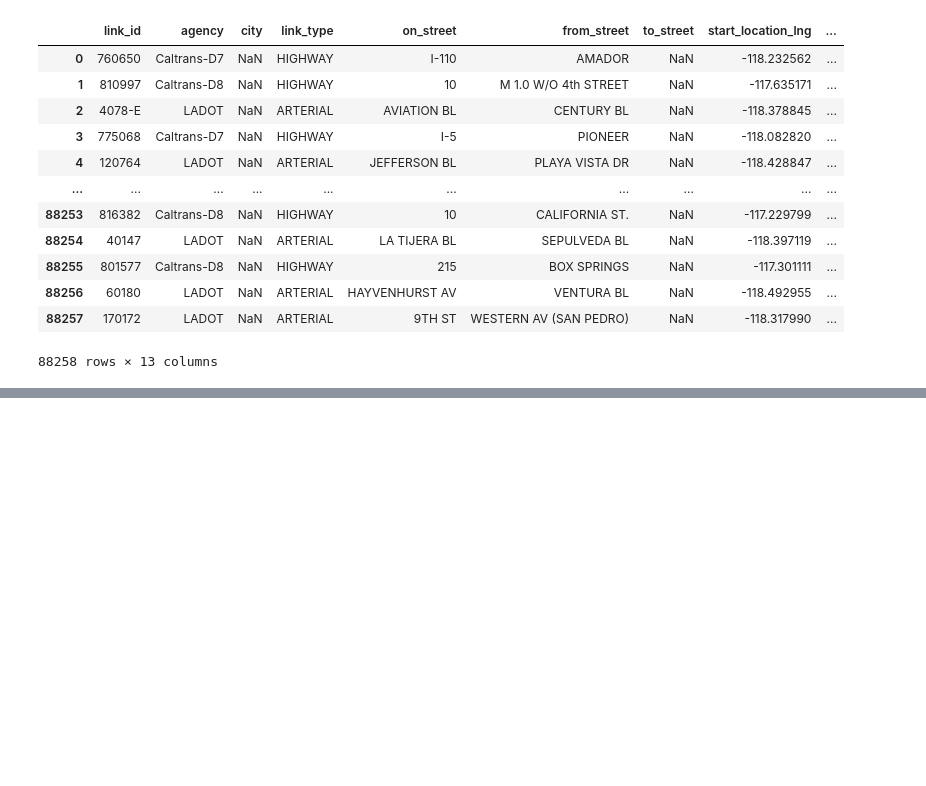
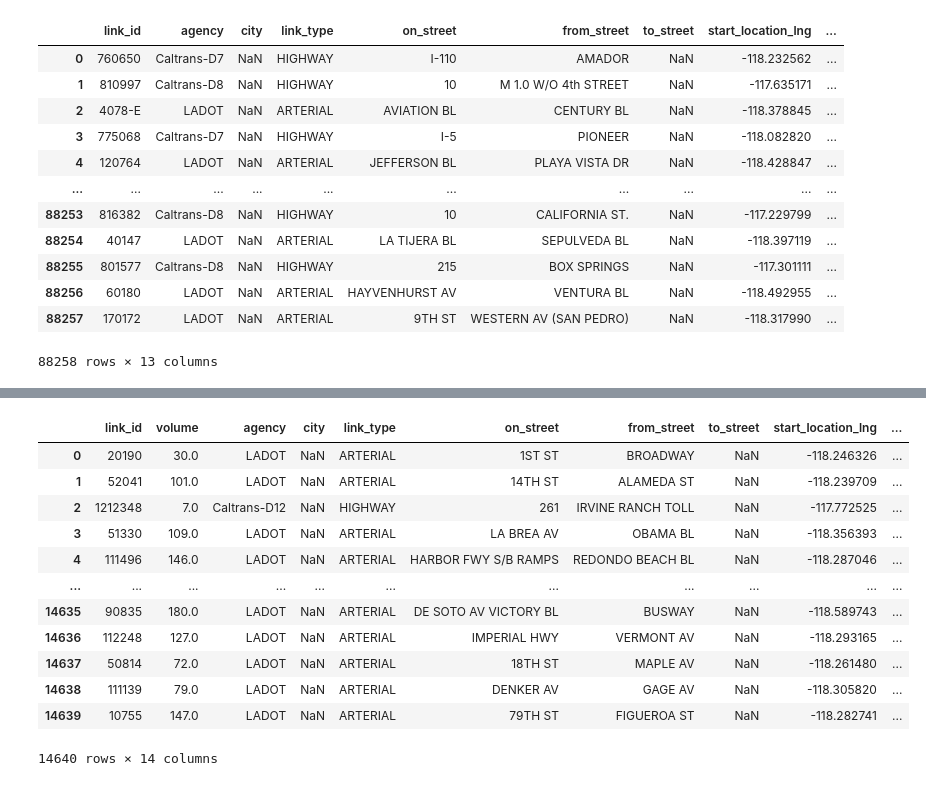
Before and after one commit to josephko91/anthropogenic-heat-la, a Jupyter notebook: traffic.ipynb, the cells around one changed output, grey strips where cells are left out. Cells and saved outputs as stored; diff of their text form; code cells hidden in the pictures; blank space fills up the shorter version.

```diff
--- a/traffic.ipynb
+++ b/traffic.ipynb
@@ -51,0 +93,16 @@ link_inv_gdf.to_file('/Users/josephko/USC/Research/Anthropogenic Heat/adms/link_
+# %%
+merged_gdf
+# %% [output]
+|  | link_id | volume | agency | city | link_type | on_street | from_street | to_street | start_location_lng | ... |
+| 0 | 20190 | 30.0 | LADOT | NaN | ARTERIAL | 1ST ST | BROADWAY | NaN | -118.246326 | ... |
+| 1 | 52041 | 101.0 | LADOT | NaN | ARTERIAL | 14TH ST | ALAMEDA ST | NaN | -118.239709 | ... |
+| 2 | 1212348 | 7.0 | Caltrans-D12 | NaN | HIGHWAY | 261 | IRVINE RANCH TOLL | NaN | -117.772525 | ... |
+| 3 | 51330 | 109.0 | LADOT | NaN | ARTERIAL | LA BREA AV | OBAMA BL | NaN | -118.356393 | ... |
+| 4 | 111496 | 146.0 | LADOT | NaN | ARTERIAL | HARBOR FWY S/B RAMPS | REDONDO BEACH BL | NaN | -118.287046 | ... |
+| ... | ... | ... | ... | ... | ... | ... | ... | ... | ... | ... |
+| 14635 | 90835 | 180.0 | LADOT | NaN | ARTERIAL | DE SOTO AV VICTORY BL | BUSWAY | NaN | -118.589743 | ... |
+| 14636 | 112248 | 127.0 | LADOT | NaN | ARTERIAL | IMPERIAL HWY | VERMONT AV | NaN | -118.293165 | ... |
+| 14637 | 50814 | 72.0 | LADOT | NaN | ARTERIAL | 18TH ST | MAPLE AV | NaN | -118.261480 | ... |
+| 14638 | 111139 | 79.0 | LADOT | NaN | ARTERIAL | DENKER AV | GAGE AV | NaN | -118.305820 | ... |
+| 14639 | 10755 | 147.0 | LADOT | NaN | ARTERIAL | 79TH ST | FIGUEROA ST | NaN | -118.282741 | ... |
+14640 rows × 14 columns
```
Also changed, not shown: parts of 8 cells of this notebook.
